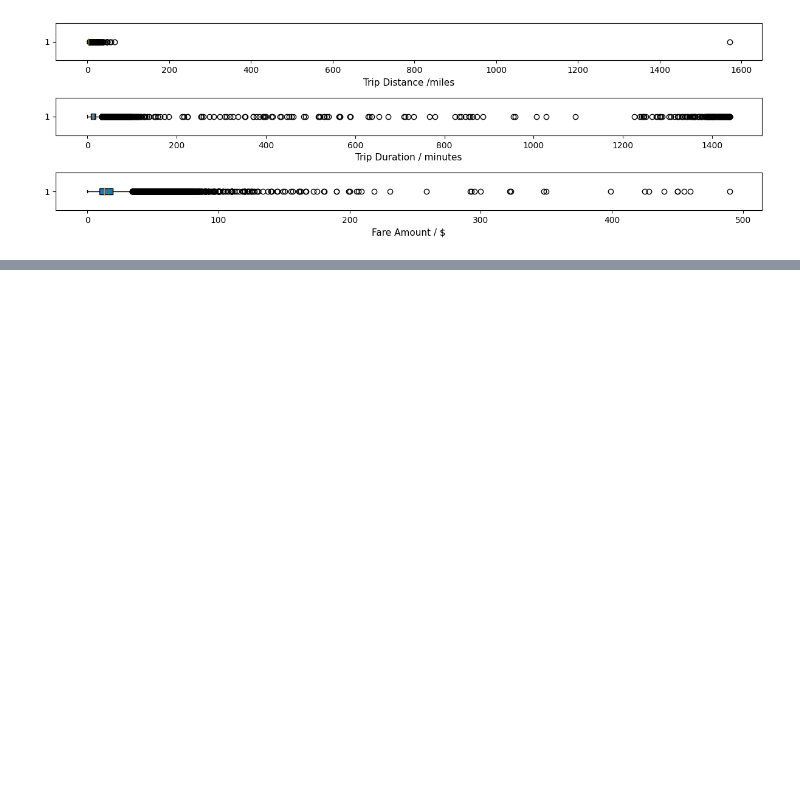
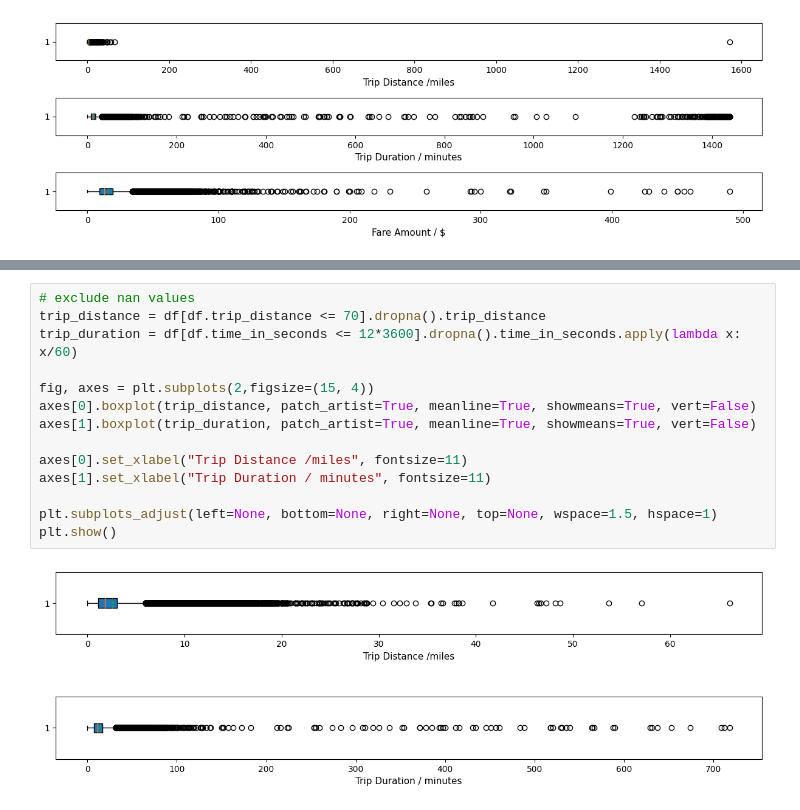
Before and after one commit to Abrahamtarra/NYC-TLC-Trip-Record, a Jupyter notebook: notebooks/DataPreparation.ipynb, the cells around one changed output, grey strips where cells are left out. Saved outputs shown, nothing was run; the diff lists cells and outputs as text; blank space fills up the shorter version.

```diff
--- a/notebooks/DataPreparation.ipynb
+++ b/notebooks/DataPreparation.ipynb
@@ -328,0 +335,16 @@ plt.show()
+# %%
+# exclude nan values
+trip_distance = df[df.trip_distance <= 70].dropna().trip_distance
+trip_duration = df[df.time_in_seconds <= 12*3600].dropna().time_in_seconds.apply(lambda x: x/60)
+
+fig, axes = plt.subplots(2,figsize=(15, 4))
+axes[0].boxplot(trip_distance, patch_artist=True, meanline=True, showmeans=True, vert=False)
+axes[1].boxplot(trip_duration, patch_artist=True, meanline=True, showmeans=True, vert=False)
+
+axes[0].set_xlabel("Trip Distance /miles", fontsize=11)
+axes[1].set_xlabel("Trip Duration / minutes", fontsize=11)
+
+plt.subplots_adjust(left=None, bottom=None, right=None, top=None, wspace=1.5, hspace=1)
+plt.show()
+# %% [output]
+[figure, added]
```
Also changed, not shown: parts of 1 cell of this notebook.
